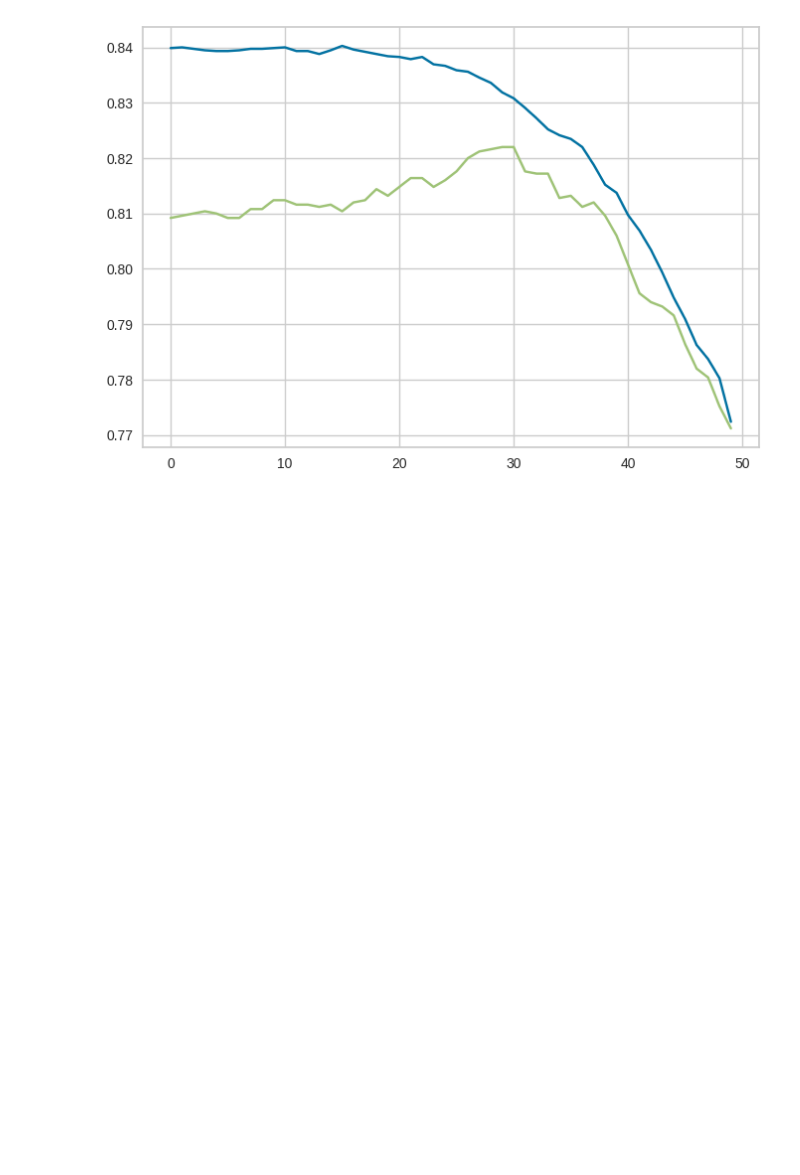
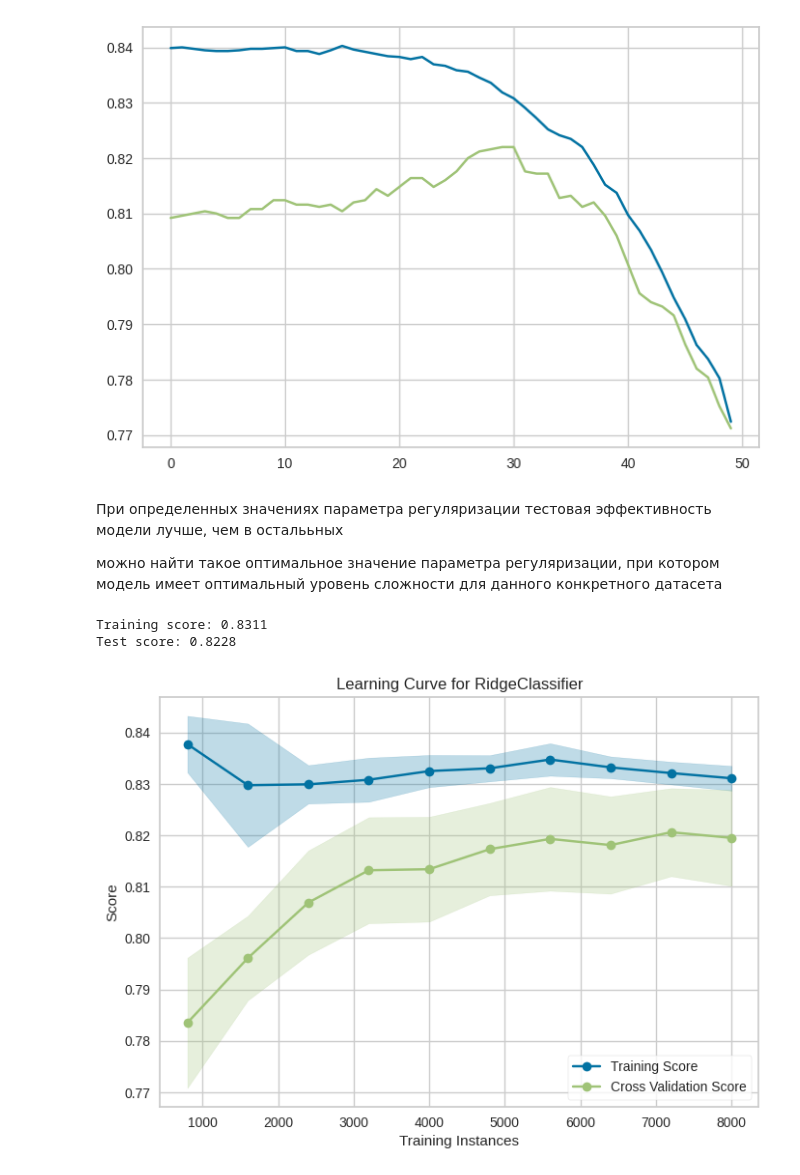
Before and after one commit to woodwyyn/ML, a Jupyter notebook: ML4_4.ipynb, the cells around one changed output. Cells and saved outputs as stored; diff of their text form; code cells hidden in the pictures; blank space fills up the shorter version.

```diff
--- a/ML4_4.ipynb
+++ b/ML4_4.ipynb
@@ -64,3 +118,21 @@ plt.plot(tests)
 # %% [output]
 [<matplotlib.lines.Line2D at 0x...>]
 [figure]
+# %% [markdown]
+При определенных значениях параметра регуляризации тестовая эффективность модели лучше, чем в осталььных
+
+можно найти такое оптимальное значение параметра регуляризации, при котором модель имеет оптимальный уровень сложности для данного конкретного датасета
+# %%
+lr = RidgeClassifier(alpha=26500).fit(X_train, y_train)
+
+print(f"Training score: {lr.score(X_train, y_train):.4f}")
+print(f"Test score: {lr.score(X_test, y_test):.4f}")
+# %% [output]
+Training score: 0.8311
+Test score: 0.8228
+# %%
+visualizer = LearningCurve(
+    RidgeClassifier(alpha=26500), train_sizes=np.linspace(0.1, 1.0, 10)
+).fit(X, y) .show()
+# %% [output]
+[figure, added]
```
Also changed, not shown: parts of 73 cells of this notebook.
